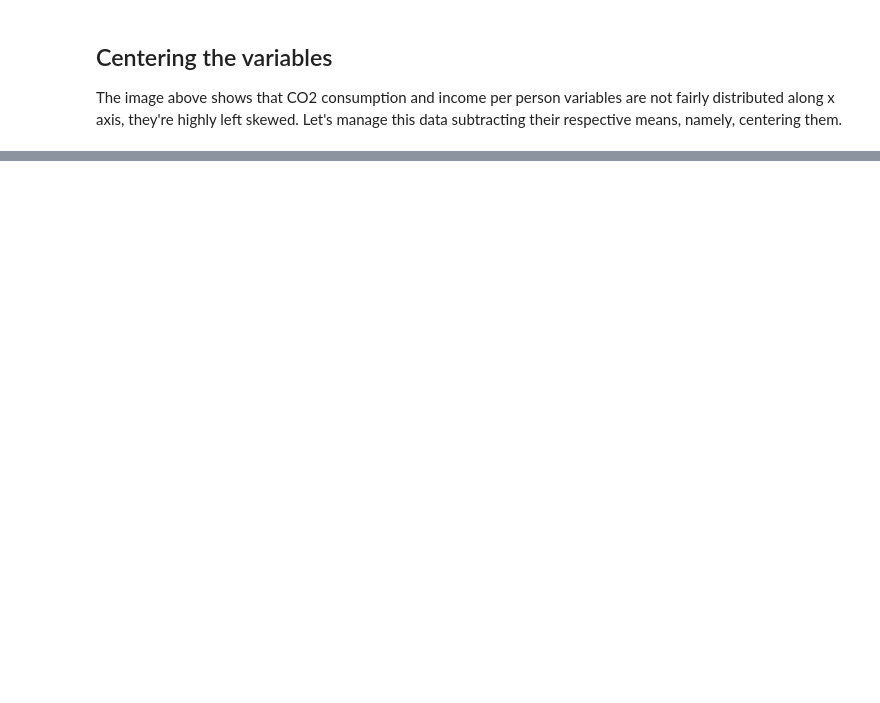
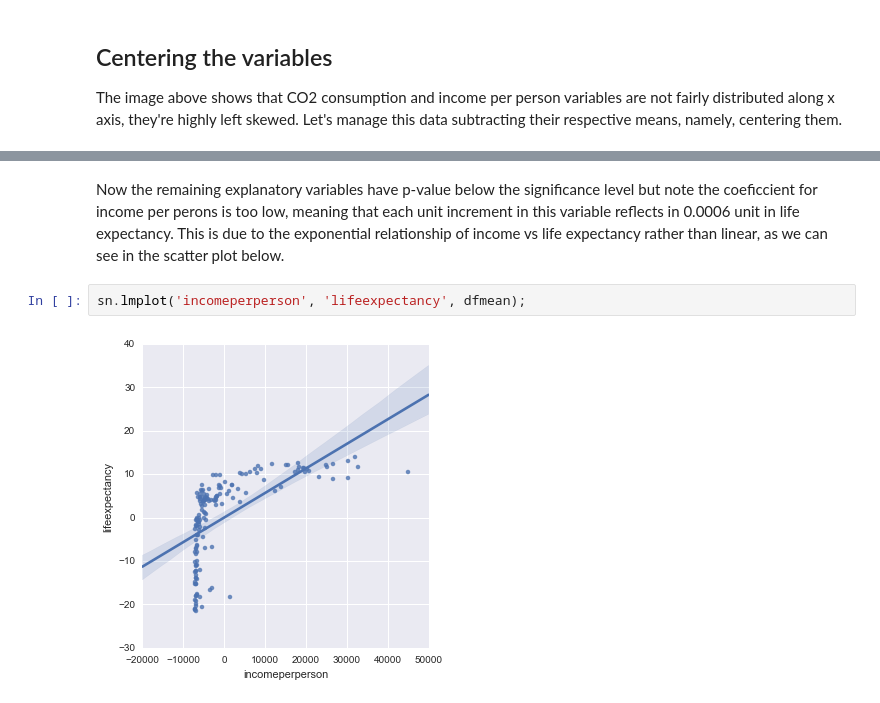
Before and after one commit to sergiosilvar/coursera_regression_modeling_practice, a Jupyter notebook: Week_2.ipynb, the cells around one changed output, grey strips where cells are left out. Drawn from its saved outputs; the diff is of its cells as text; blank space fills up the shorter version.

```diff
--- a/Week_2.ipynb
+++ b/Week_2.ipynb
@@ -159,0 +304,6 @@ It shouldn't be a surpise that the shape of the histograms didn't change at all,
+# %% [markdown]
+Now the remaining explanatory variables have p-value below the significance level but note the coeficcient for income per perons is too low, meaning that each unit increment in this variable reflects in 0.0006 unit in life expectancy. This is due to the exponential relationship of income vs life expectancy rather than linear, as we can see in the scatter plot below.
+# %%
+sn.lmplot('incomeperperson', 'lifeexpectancy', dfmean);
+# %% [output]
+[figure, added]
```
Also changed, not shown: parts of 43 cells of this notebook.
